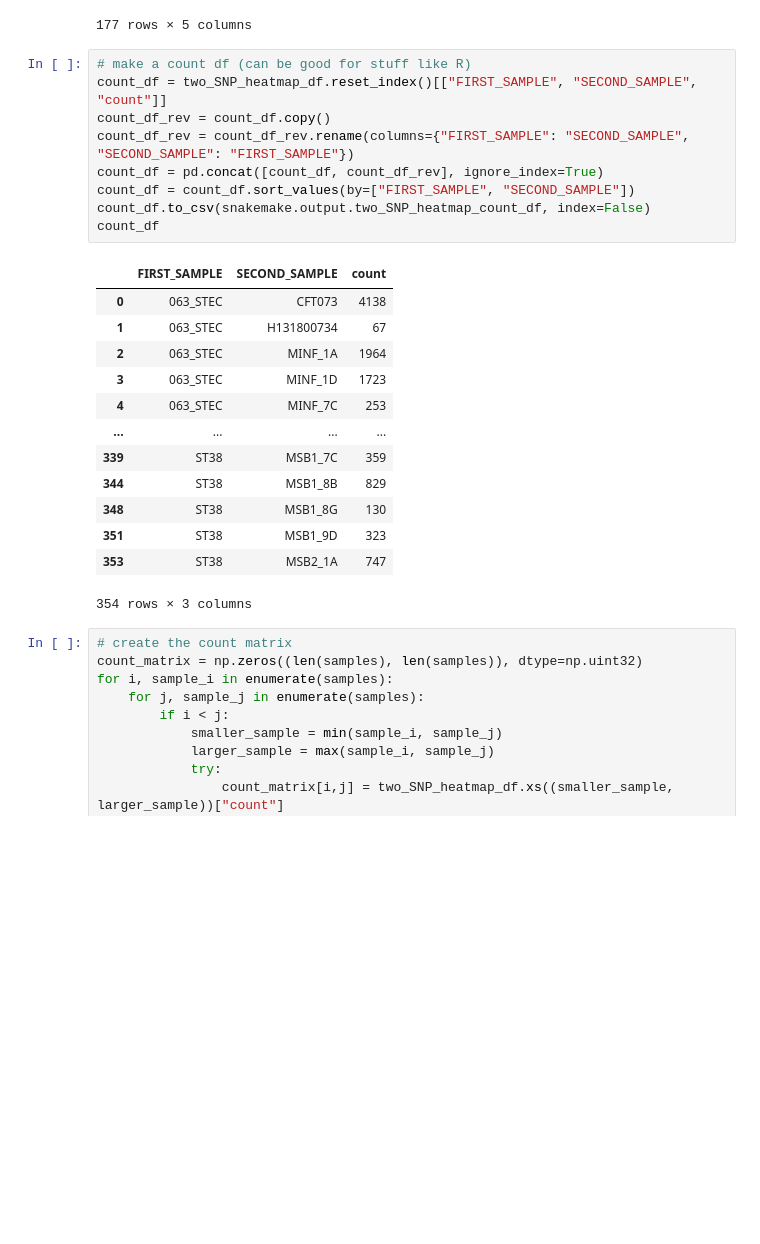
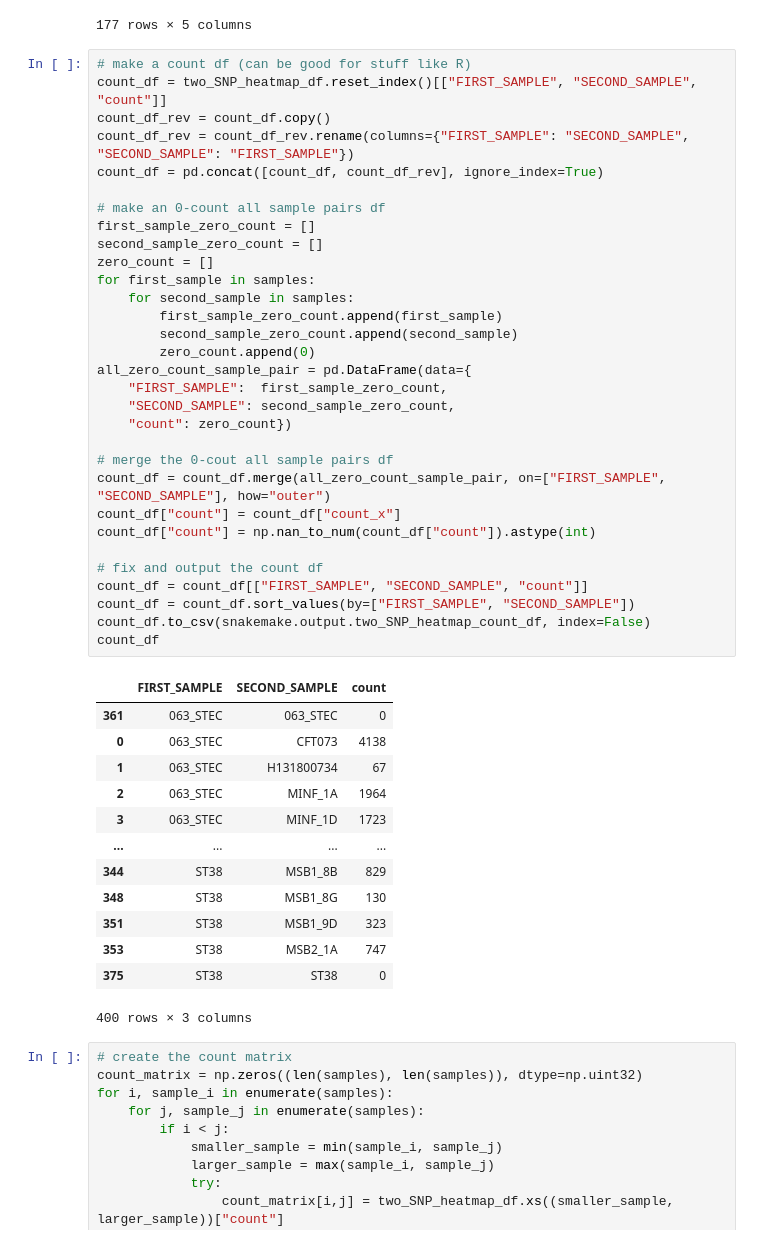
Before and after one commit to leoisl/pangenome_variations, a Jupyter notebook: eda/plot_two_SNP_heatmap/plot_two_SNP_heatmap.ipynb, the cells around one changed output. Saved outputs shown, nothing was run; the diff lists cells and outputs as text; blank space fills up the shorter version.

```diff
--- a/eda/plot_two_SNP_heatmap/plot_two_SNP_heatmap.ipynb
+++ b/eda/plot_two_SNP_heatmap/plot_two_SNP_heatmap.ipynb
@@ -158,26 +158,48 @@ two_SNP_heatmap_df
 # %%
 # make a count df (can be good for stuff like R)
 count_df = two_SNP_heatmap_df.reset_index()[["FIRST_SAMPLE", "SECOND_SAMPLE", "count"]]
 count_df_rev = count_df.copy()
 count_df_rev = count_df_rev.rename(columns={"FIRST_SAMPLE": "SECOND_SAMPLE", "SECOND_SAMPLE": "FIRST_SAMPLE"})
 count_df = pd.concat([count_df, count_df_rev], ignore_index=True)
+
+# make an 0-count all sample pairs df
+first_sample_zero_count = []
+second_sample_zero_count = []
+zero_count = []
+for first_sample in samples:
+    for second_sample in samples:
+        first_sample_zero_count.append(first_sample)
+        second_sample_zero_count.append(second_sample)
+        zero_count.append(0)
+all_zero_count_sample_pair = pd.DataFrame(data={
+    "FIRST_SAMPLE":  first_sample_zero_count,
+    "SECOND_SAMPLE": second_sample_zero_count,
+    "count": zero_count})
+
+# merge the 0-cout all sample pairs df
+count_df = count_df.merge(all_zero_count_sample_pair, on=["FIRST_SAMPLE", "SECOND_SAMPLE"], how="outer")
+count_df["count"] = count_df["count_x"]
+count_df["count"] = np.nan_to_num(count_df["count"]).astype(int)
+
+# fix and output the count df
+count_df = count_df[["FIRST_SAMPLE", "SECOND_SAMPLE", "count"]]
 count_df = count_df.sort_values(by=["FIRST_SAMPLE", "SECOND_SAMPLE"])
 count_df.to_csv(snakemake.output.two_SNP_heatmap_count_df, index=False)
 count_df
 # %% [output]
 |  | FIRST_SAMPLE | SECOND_SAMPLE | count |
+| 361 | 063_STEC | 063_STEC | 0 |
 | 0 | 063_STEC | CFT073 | 4138 |
 | 1 | 063_STEC | H131800734 | 67 |
 | 2 | 063_STEC | MINF_1A | 1964 |
 | 3 | 063_STEC | MINF_1D | 1723 |
-| 4 | 063_STEC | MINF_7C | 253 |
 | ... | ... | ... | ... |
-| 339 | ST38 | MSB1_7C | 359 |
 | 344 | ST38 | MSB1_8B | 829 |
 | 348 | ST38 | MSB1_8G | 130 |
 | 351 | ST38 | MSB1_9D | 323 |
 | 353 | ST38 | MSB2_1A | 747 |
+| 375 | ST38 | ST38 | 0 |
-354 rows × 3 columns
+400 rows × 3 columns
 # %%
 # create the count matrix
 count_matrix = np.zeros((len(samples), len(samples)), dtype=np.uint32)
```
